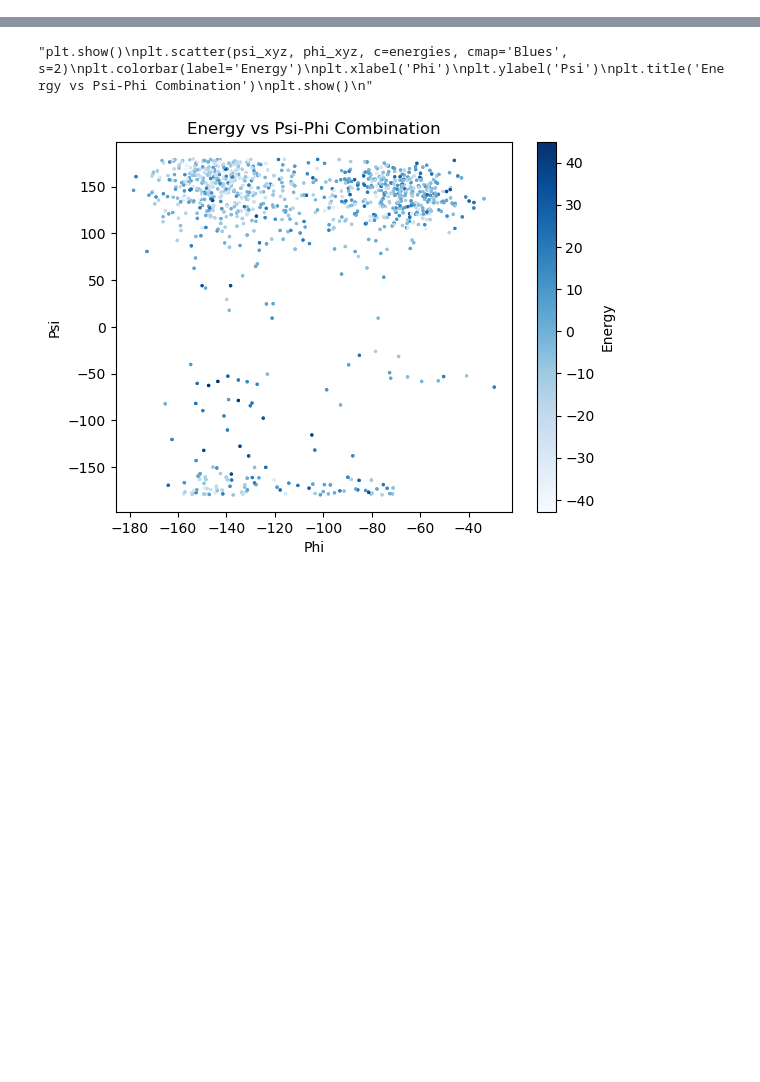
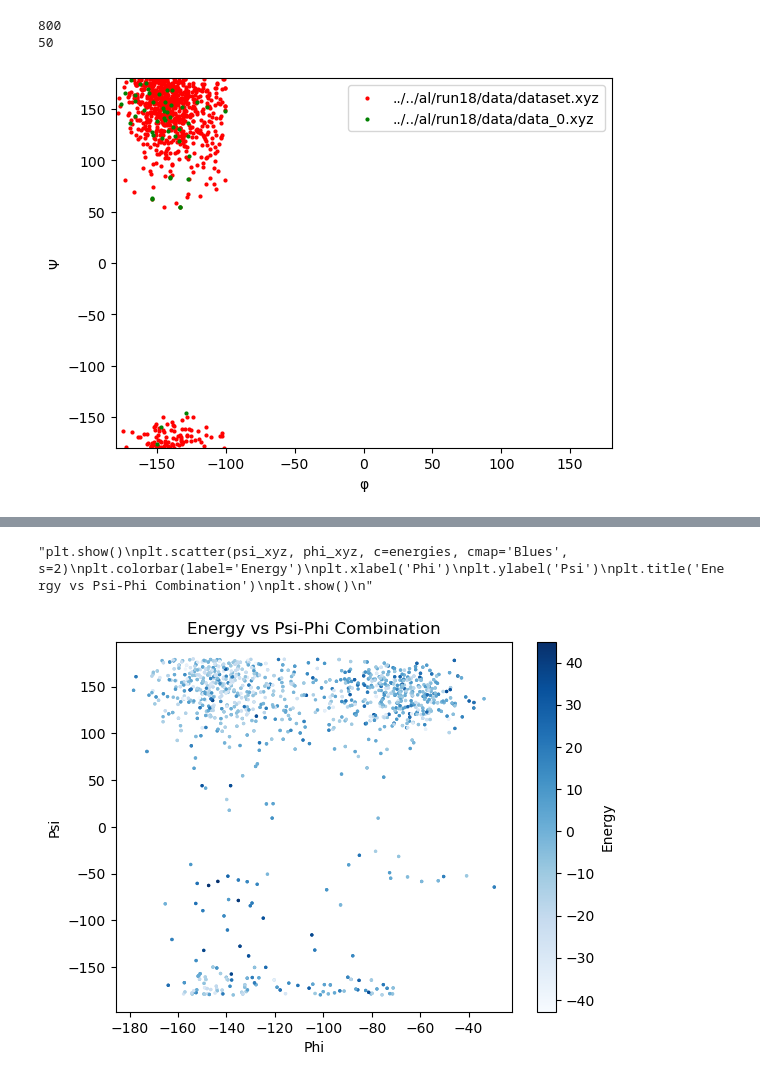
Before and after one commit to balu1029/gnn_uncertainty, a Jupyter notebook: datasets/helper/cv_visualizer.ipynb, the cells around one changed output, grey strips where cells are left out. Cells and saved outputs as stored; diff of their text form; code cells hidden in the pictures; blank space fills up the shorter version.

```diff
--- a/datasets/helper/cv_visualizer.ipynb
+++ b/datasets/helper/cv_visualizer.ipynb
@@ -115 +191,10 @@ def create_single_hist(path):
+# %%
+
+path = "../../al/run18/data/dataset.xyz"
+path2 = "../../al/run18/data/data_0.xyz"
+multi_scatter([path, path2])
+# %% [output]
+800
+50
+[figure, added]
 # %%
```
Also changed, not shown: parts of 2 cells of this notebook, 11 other files.
